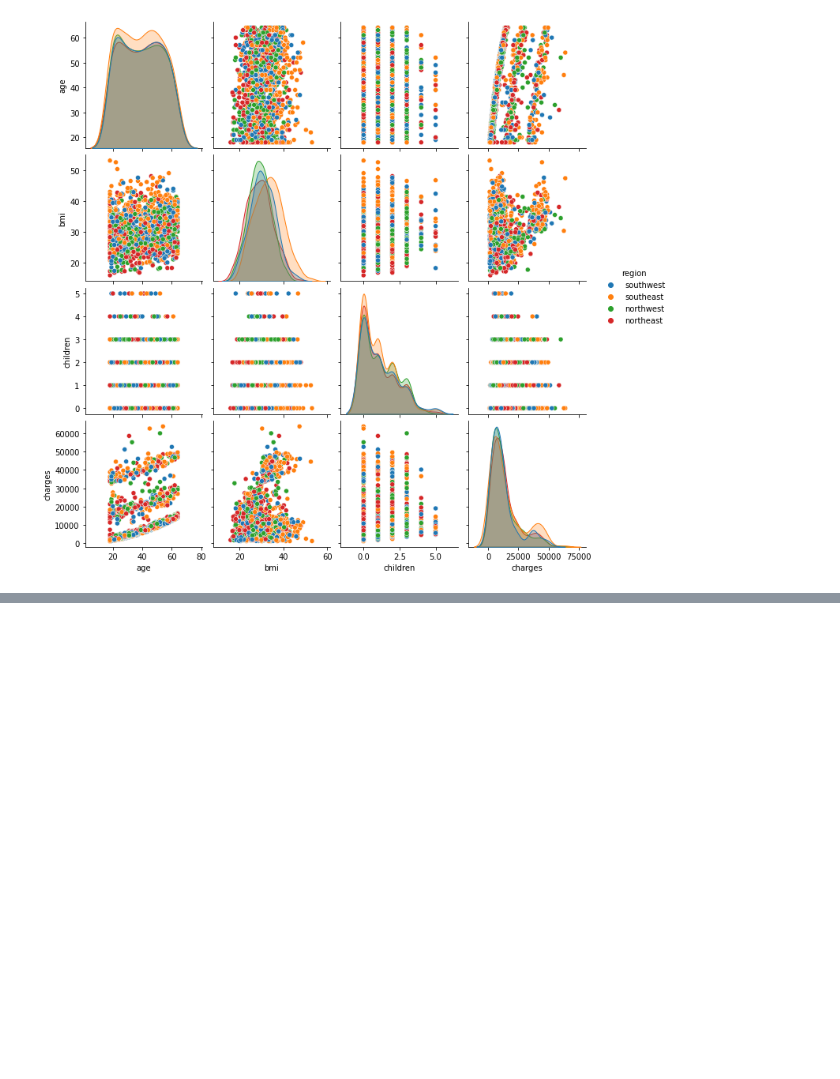
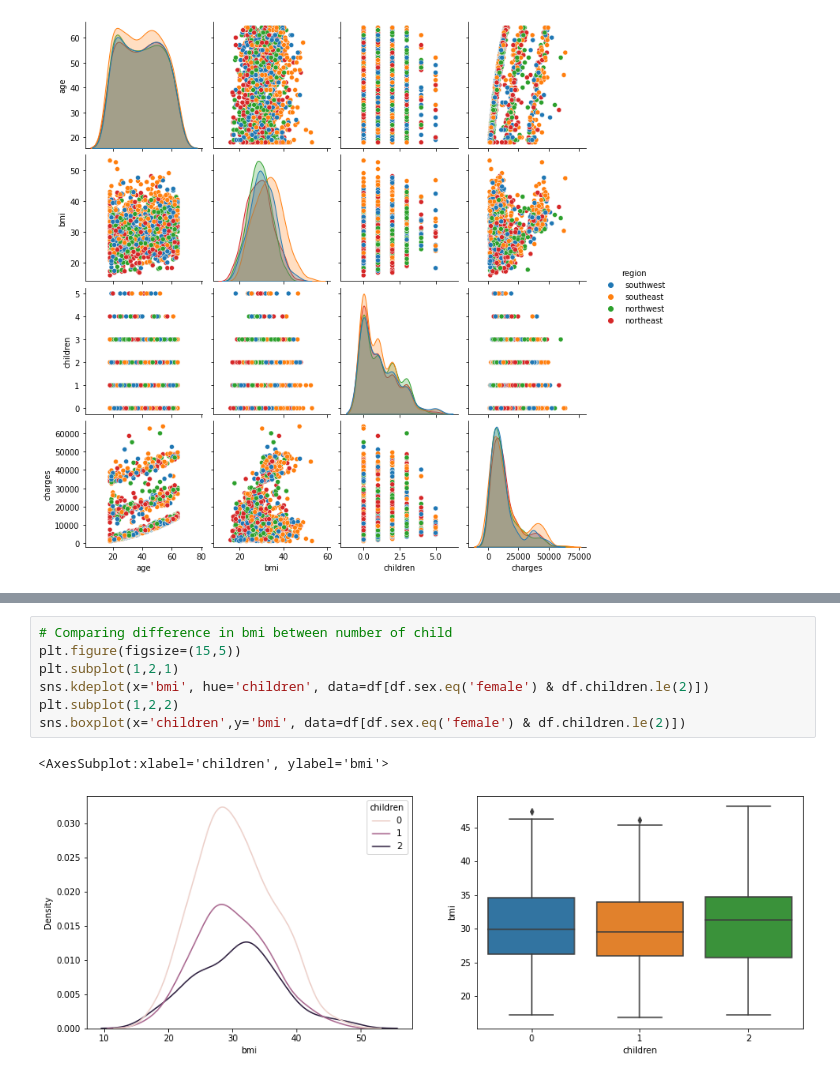
Before and after one commit to huylhoang/ML-Projects, a Jupyter notebook: Hypothesis Testing/ins_cust_attributes.ipynb, the cells around one changed output, grey strips where cells are left out. Drawn from its saved outputs; the diff is of its cells as text; blank space fills up the shorter version.

```diff
--- a/Hypothesis Testing/ins_cust_attributes.ipynb
+++ b/Hypothesis Testing/ins_cust_attributes.ipynb
@@ -74,0 +170,10 @@ plt.show()
+# %%
+# Comparing difference in bmi between number of child
+plt.figure(figsize=(15,5))
+plt.subplot(1,2,1)
+sns.kdeplot(x='bmi', hue='children', data=df[df.sex.eq('female') & df.children.le(2)])
+plt.subplot(1,2,2)
+sns.boxplot(x='children',y='bmi', data=df[df.sex.eq('female') & df.children.le(2)])
+# %% [output]
+<AxesSubplot:xlabel='children', ylabel='bmi'>
+[figure, added]
```
Also changed, not shown: parts of 23 cells of this notebook, 1 other file.
